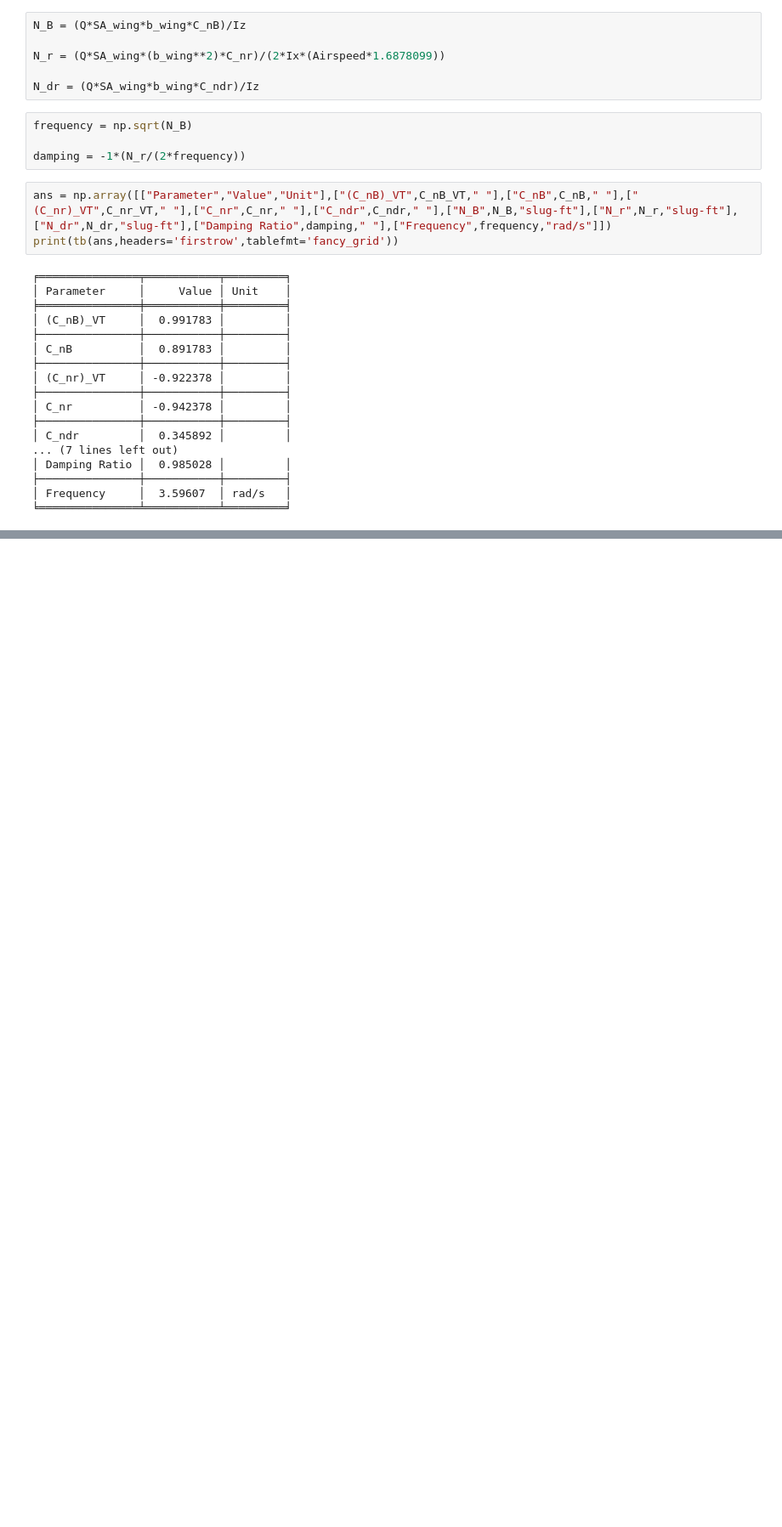
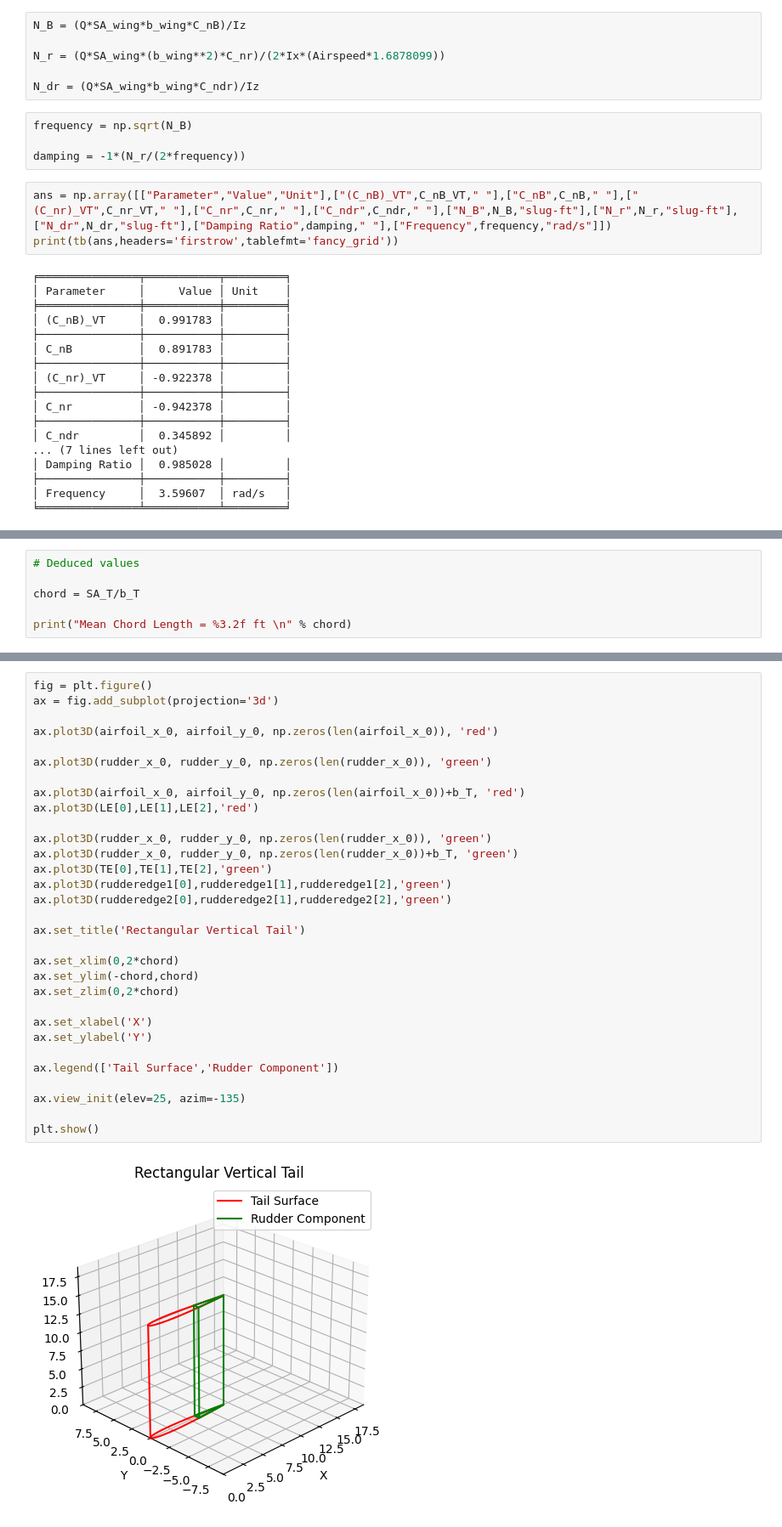
Before and after one commit to kavourbm/Flight-Mechanics, a Jupyter notebook: Midterm Project.ipynb, the cells around one changed output, grey strips where cells are left out. Shown at 85% size. Cells and saved outputs as stored; diff of their text form; blank space fills up the shorter version.

Commit message:
added tail renders

```diff
--- a/Midterm Project.ipynb
+++ b/Midterm Project.ipynb
@@ -159,0 +162,6 @@ print(tb(ans,headers='firstrow',tablefmt='fancy_grid'))
+# %%
+# Deduced values
+
+chord = SA_T/b_T
+
+print("Mean Chord Length = %3.2f ft \n" % chord)
@@ -159,0 +282,33 @@ print(tb(ans,headers='firstrow',tablefmt='fancy_grid'))
+# %%
+fig = plt.figure()
+ax = fig.add_subplot(projection='3d')
+
+ax.plot3D(airfoil_x_0, airfoil_y_0, np.zeros(len(airfoil_x_0)), 'red')
+
+ax.plot3D(rudder_x_0, rudder_y_0, np.zeros(len(rudder_x_0)), 'green')
+
+ax.plot3D(airfoil_x_0, airfoil_y_0, np.zeros(len(airfoil_x_0))+b_T, 'red')
+ax.plot3D(LE[0],LE[1],LE[2],'red')
+
+ax.plot3D(rudder_x_0, rudder_y_0, np.zeros(len(rudder_x_0)), 'green')
+ax.plot3D(rudder_x_0, rudder_y_0, np.zeros(len(rudder_x_0))+b_T, 'green')
+ax.plot3D(TE[0],TE[1],TE[2],'green')
+ax.plot3D(rudderedge1[0],rudderedge1[1],rudderedge1[2],'green')
+ax.plot3D(rudderedge2[0],rudderedge2[1],rudderedge2[2],'green')
+
+ax.set_title('Rectangular Vertical Tail')
+
+ax.set_xlim(0,2*chord)
+ax.set_ylim(-chord,chord)
+ax.set_zlim(0,2*chord)
+
+ax.set_xlabel('X')
+ax.set_ylabel('Y')
+
+ax.legend(['Tail Surface','Rudder Component'])
+
+ax.view_init(elev=25, azim=-135)
+
+plt.show()
+# %% [output]
+[figure, added]
```
Also changed, not shown: parts of 6 cells of this notebook.
